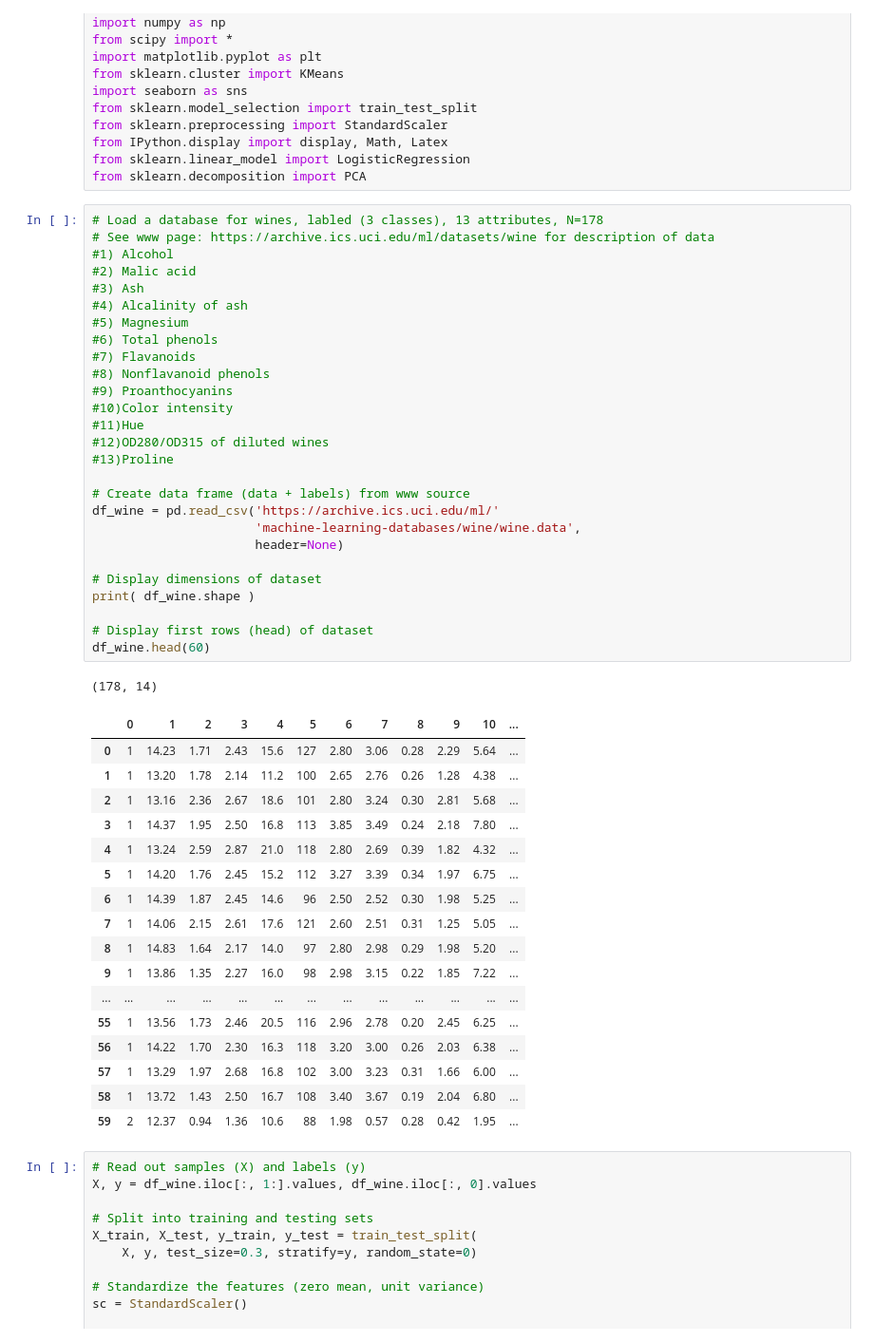
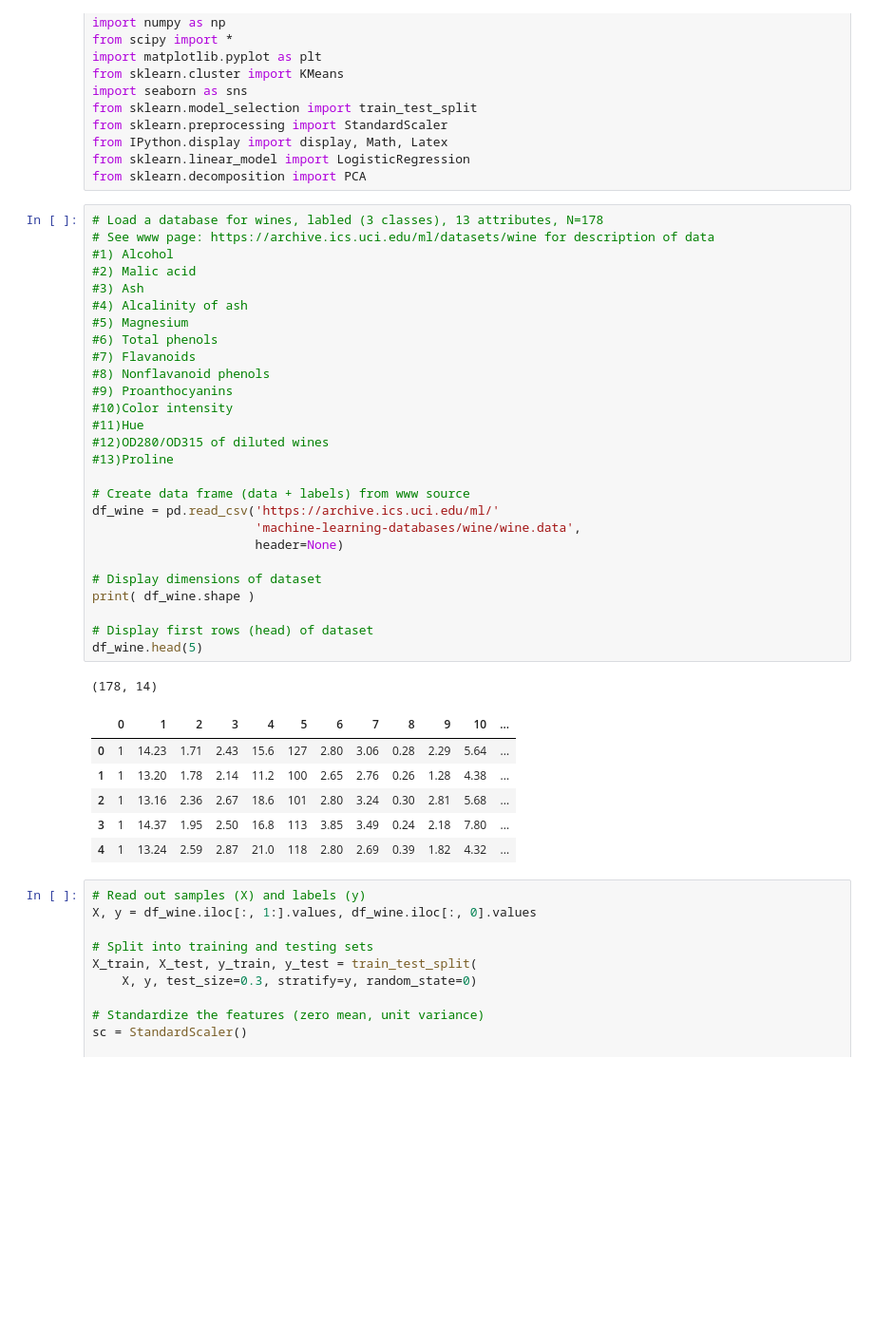
Before and after one commit to SaurabhChakravorty/Data-Science-Projects, a Jupyter notebook: Codes/PCA.ipynb, the cells around one changed output. Shown at 95% size. Saved outputs shown, nothing was run; the diff lists cells and outputs as text; blank space fills up the shorter version.

```diff
--- a/Codes/PCA.ipynb
+++ b/Codes/PCA.ipynb
@@ -31,45 +31,34 @@ from sklearn.decomposition import PCA
 #2) Malic acid
 #3) Ash
 #4) Alcalinity of ash
 #5) Magnesium
 #6) Total phenols
 #7) Flavanoids
 #8) Nonflavanoid phenols
 #9) Proanthocyanins
 #10)Color intensity
 #11)Hue
 #12)OD280/OD315 of diluted wines
 #13)Proline
 
 # Create data frame (data + labels) from www source
 df_wine = pd.read_csv('https://archive.ics.uci.edu/ml/'
                       'machine-learning-databases/wine/wine.data',
                       header=None)
 
 # Display dimensions of dataset
 print( df_wine.shape )
 
 # Display first rows (head) of dataset
-df_wine.head(60)
+df_wine.head(5)
 # %% [output]
 (178, 14)
 |  | 0 | 1 | 2 | 3 | 4 | 5 | 6 | 7 | 8 | 9 | 10 | ... |
 | 0 | 1 | 14.23 | 1.71 | 2.43 | 15.6 | 127 | 2.80 | 3.06 | 0.28 | 2.29 | 5.64 | ... |
 | 1 | 1 | 13.20 | 1.78 | 2.14 | 11.2 | 100 | 2.65 | 2.76 | 0.26 | 1.28 | 4.38 | ... |
 | 2 | 1 | 13.16 | 2.36 | 2.67 | 18.6 | 101 | 2.80 | 3.24 | 0.30 | 2.81 | 5.68 | ... |
 | 3 | 1 | 14.37 | 1.95 | 2.50 | 16.8 | 113 | 3.85 | 3.49 | 0.24 | 2.18 | 7.80 | ... |
 | 4 | 1 | 13.24 | 2.59 | 2.87 | 21.0 | 118 | 2.80 | 2.69 | 0.39 | 1.82 | 4.32 | ... |
-| 5 | 1 | 14.20 | 1.76 | 2.45 | 15.2 | 112 | 3.27 | 3.39 | 0.34 | 1.97 | 6.75 | ... |
-| 6 | 1 | 14.39 | 1.87 | 2.45 | 14.6 | 96 | 2.50 | 2.52 | 0.30 | 1.98 | 5.25 | ... |
-| 7 | 1 | 14.06 | 2.15 | 2.61 | 17.6 | 121 | 2.60 | 2.51 | 0.31 | 1.25 | 5.05 | ... |
-| 8 | 1 | 14.83 | 1.64 | 2.17 | 14.0 | 97 | 2.80 | 2.98 | 0.29 | 1.98 | 5.20 | ... |
-| 9 | 1 | 13.86 | 1.35 | 2.27 | 16.0 | 98 | 2.98 | 3.15 | 0.22 | 1.85 | 7.22 | ... |
-| ... | ... | ... | ... | ... | ... | ... | ... | ... | ... | ... | ... | ... |
-| 55 | 1 | 13.56 | 1.73 | 2.46 | 20.5 | 116 | 2.96 | 2.78 | 0.20 | 2.45 | 6.25 | ... |
-| 56 | 1 | 14.22 | 1.70 | 2.30 | 16.3 | 118 | 3.20 | 3.00 | 0.26 | 2.03 | 6.38 | ... |
-| 57 | 1 | 13.29 | 1.97 | 2.68 | 16.8 | 102 | 3.00 | 3.23 | 0.31 | 1.66 | 6.00 | ... |
-| 58 | 1 | 13.72 | 1.43 | 2.50 | 16.7 | 108 | 3.40 | 3.67 | 0.19 | 2.04 | 6.80 | ... |
-| 59 | 2 | 12.37 | 0.94 | 1.36 | 10.6 | 88 | 1.98 | 0.57 | 0.28 | 0.42 | 1.95 | ... |
 # %%
 # Read out samples (X) and labels (y)
 X, y = df_wine.iloc[:, 1:].values, df_wine.iloc[:, 0].values
```
Also changed, not shown: 7 other files.
